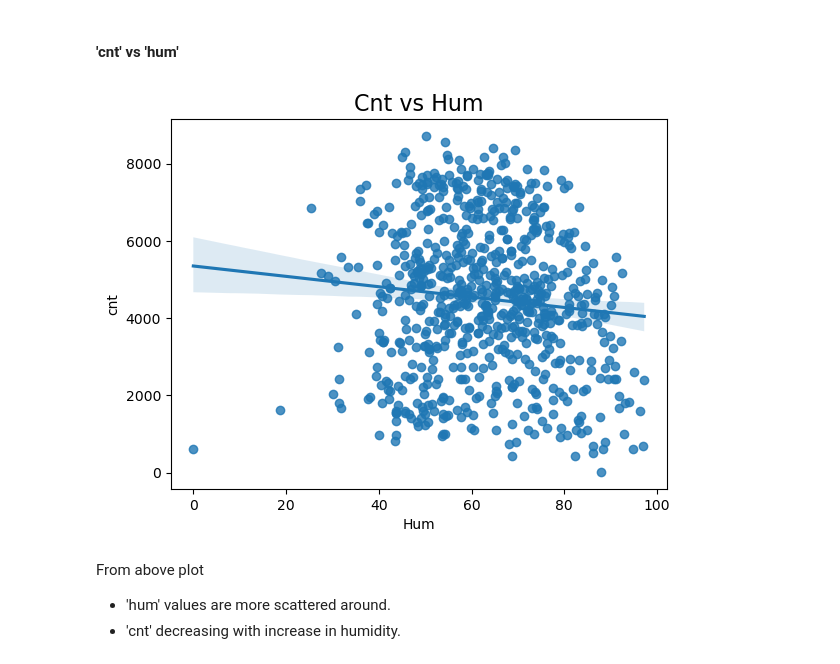
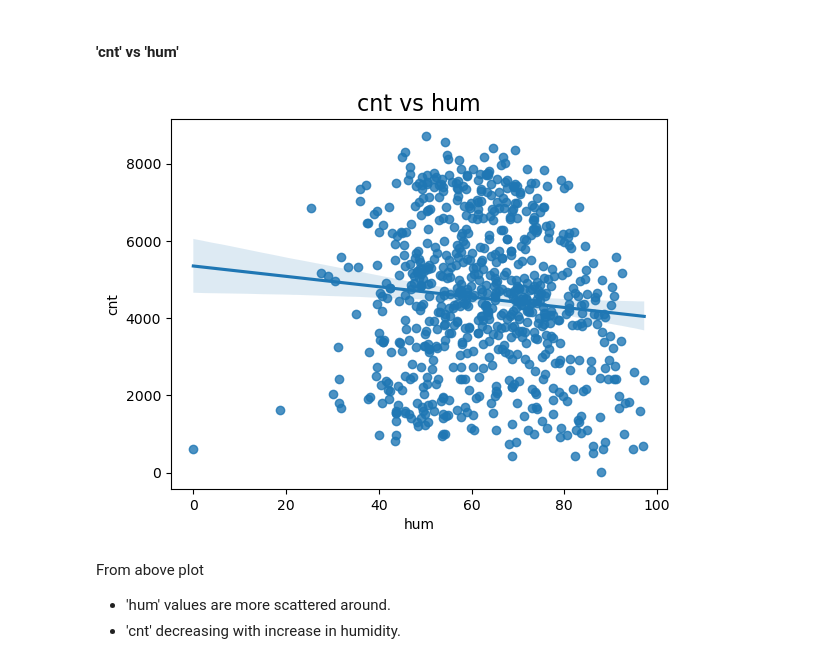
Before and after one commit to SanjayaKumarSahoo/bike-sharing-case-study, a Jupyter notebook: bike-sharring.ipynb, the cells around one changed output. Saved outputs shown, nothing was run; the diff lists cells and outputs as text; code cells hidden in the pictures.

```diff
--- a/bike-sharring.ipynb
+++ b/bike-sharring.ipynb
@@ -276,7 +300,7 @@ bike_sharing.season.replace({1:"spring", 2:"summer", 3:"fall", 4:"winter"},inpla
 #  - 2: Mist + Cloudy, Mist + Broken clouds, Mist + Few clouds, Mist
 #  - 3: Light Snow, Light Rain + Thunderstorm + Scattered clouds, Light Rain + Scattered clouds
 #  - 4: Heavy Rain + Ice Pallets + Thunderstorm + Mist, Snow + Fog
-bike_sharing.weathersit.replace({1:'Good',2:'Moderate',3:'Bad',4:'Severe'},inplace = True)
+bike_sharing.weathersit.replace({1:'good',2:'moderate',3:'bad',4:'severe'},inplace = True)
 # %%
 bike_sharing.head()
 # %% [output]
@@ -289,10 +313,10 @@ bike_sharing.head()
 # %% [markdown]
 Transforming 'mnth' and 'weekday' into categorical variables.
 # %%
-bike_sharing.mnth = bike_sharing.mnth.replace({1: 'Jan',2: 'Feb',3: 'Mar',4: 'Apr',5: 'May',6: 'Jun',
-                  7: 'Jul',8: 'Aug',9: 'Sept',10: 'Oct',11: 'Nov',12: 'Dec'})
+bike_sharing.mnth = bike_sharing.mnth.replace({1: 'jan',2: 'feb',3: 'mar',4: 'apr',5: 'may',6: 'jun',
+                  7: 'jul',8: 'aug',9: 'sept',10: 'oct',11: 'nov',12: 'dec'})
 
-bike_sharing.weekday = bike_sharing.weekday.replace({0: 'Sun',1: 'Mon',2: 'Tue',3: 'Wed',4: 'Thu',5: 'Fri',6: 'Sat'})
+bike_sharing.weekday = bike_sharing.weekday.replace({0: 'sun',1: 'mon',2: 'tue',3: 'wed',4: 'thu',5: 'fri',6: 'sat'})
 # %%
 bike_sharing.head()
 # %% [output]
@@ -381,12 +406,12 @@ From above plot
 # %% [markdown]
 ####  'cnt' vs 'hum'
 # %%
-plt.title("Cnt vs Hum",fontsize=16)
+plt.title("cnt vs hum",fontsize=16)
 sns.regplot(data=bike_sharing,y="cnt",x="hum")
-plt.xlabel("Hum")
+plt.xlabel("hum")
 plt.show()
 # %% [output]
-[figure, old version]
+[figure, new version]
 # %% [markdown]
 From above plot
 - 'hum' values are more scattered around.
```
Also changed, not shown: parts of 122 cells of this notebook.
